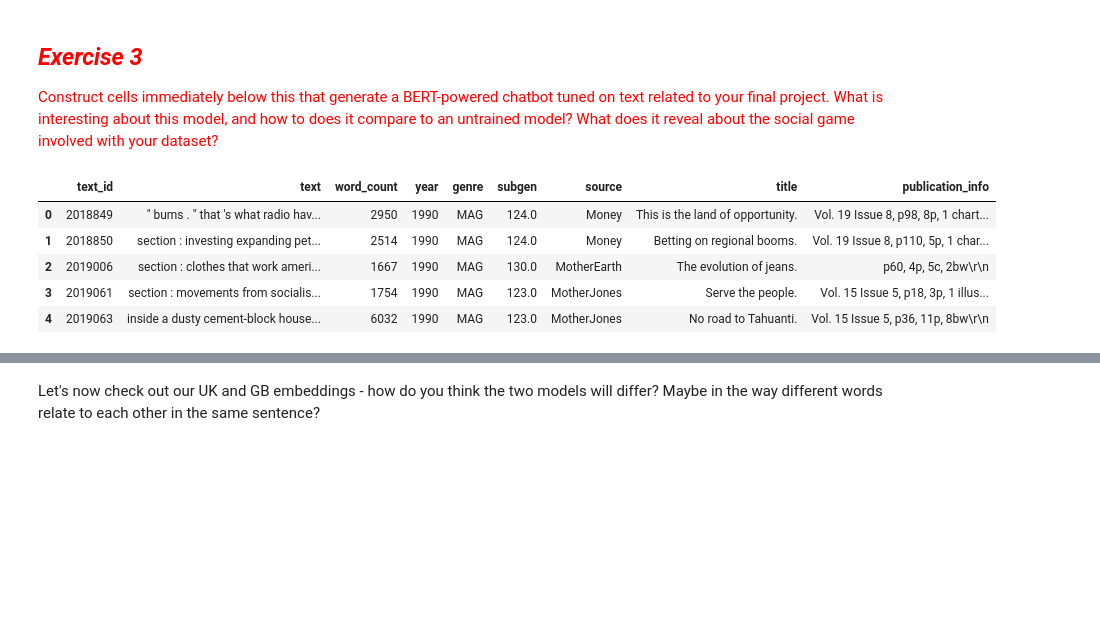
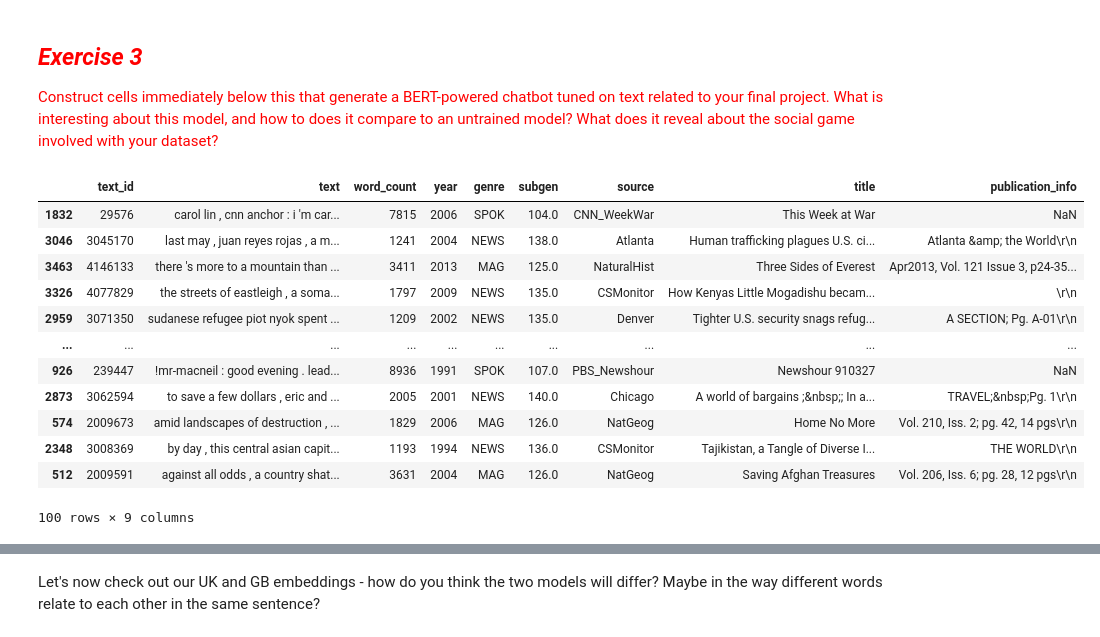
Before and after one commit to rachel-ker/Content-Analysis-2020, a Jupyter notebook: week-8/8-Deep-Neural-Nets-and-Text.ipynb, the cells around one changed output, grey strips where cells are left out. Cells and saved outputs as stored; diff of their text form; code cells hidden in the pictures; blank space fills up the shorter version.

```diff
--- a/week-8/8-Deep-Neural-Nets-and-Text.ipynb
+++ b/week-8/8-Deep-Neural-Nets-and-Text.ipynb
@@ -2075,14 +2081,22 @@ Quite the contrast.
 ## <span style="color:red">*Exercise 3*</span>
 
 <span style="color:red">Construct cells immediately below this that generate a BERT-powered chatbot tuned on text related to your final project. What is interesting about this model, and how to does it compare to an untrained model? What does it reveal about the social game involved with your dataset?
-# %%
-df_raw.head()
-# %% [output]
-|  | text_id | text | word_count | year | genre | subgen | source | title | publication_info |
-| 0 | 2018849 | " bums . " that 's what radio hav... | 2950 | 1990 | MAG | 124.0 | Money | This is the land of opportunity. | Vol. 19 Issue 8, p98, 8p, 1 chart... |
-| 1 | 2018850 | section : investing expanding pet... | 2514 | 1990 | MAG | 124.0 | Money | Betting on regional booms. | Vol. 19 Issue 8, p110, 5p, 1 char... |
-| 2 | 2019006 | section : clothes that work ameri... | 1667 | 1990 | MAG | 130.0 | MotherEarth | The evolution of jeans. | p60, 4p, 5c, 2bw\r\n |
-| 3 | 2019061 | section : movements from socialis... | 1754 | 1990 | MAG | 123.0 | MotherJones | Serve the people. | Vol. 15 Issue 5, p18, 3p, 1 illus... |
-| 4 | 2019063 | inside a dusty cement-block house... | 6032 | 1990 | MAG | 123.0 | MotherJones | No road to Tahuanti. | Vol. 15 Issue 5, p36, 11p, 8bw\r\n |
+# %%
+df_small = df_raw.sample(100)
+df_small
+# %% [output]
+|  | text_id | text | word_count | year | genre | subgen | source | title | publication_info |
+| 1832 | 29576 | carol lin , cnn anchor : i 'm car... | 7815 | 2006 | SPOK | 104.0 | CNN_WeekWar | This Week at War | NaN |
+| 3046 | 3045170 | last may , juan reyes rojas , a m... | 1241 | 2004 | NEWS | 138.0 | Atlanta | Human trafficking plagues U.S. ci... | Atlanta &amp; the World\r\n |
+| 3463 | 4146133 | there 's more to a mountain than ... | 3411 | 2013 | MAG | 125.0 | NaturalHist | Three Sides of Everest | Apr2013, Vol. 121 Issue 3, p24-35... |
+| 3326 | 4077829 | the streets of eastleigh , a soma... | 1797 | 2009 | NEWS | 135.0 | CSMonitor | How Kenyas Little Mogadishu becam... | \r\n |
+| 2959 | 3071350 | sudanese refugee piot nyok spent ... | 1209 | 2002 | NEWS | 135.0 | Denver | Tighter U.S. security snags refug... | A SECTION; Pg. A-01\r\n |
+| ... | ... | ... | ... | ... | ... | ... | ... | ... | ... |
+| 926 | 239447 | !mr-macneil : good evening . lead... | 8936 | 1991 | SPOK | 107.0 | PBS_Newshour | Newshour 910327 | NaN |
+| 2873 | 3062594 | to save a few dollars , eric and ... | 2005 | 2001 | NEWS | 140.0 | Chicago | A world of bargains ;&nbsp;; In a... | TRAVEL;&nbsp;Pg. 1\r\n |
+| 574 | 2009673 | amid landscapes of destruction , ... | 1829 | 2006 | MAG | 126.0 | NatGeog | Home No More | Vol. 210, Iss. 2; pg. 42, 14 pgs\r\n |
+| 2348 | 3008369 | by day , this central asian capit... | 1193 | 1994 | NEWS | 136.0 | CSMonitor | Tajikistan, a Tangle of Diverse I... | THE WORLD\r\n |
+| 512 | 2009591 | against all odds , a country shat... | 3631 | 2004 | MAG | 126.0 | NatGeog | Saving Afghan Treasures | Vol. 206, Iss. 6; pg. 28, 12 pgs\r\n |
+100 rows × 9 columns
 # %%
 from sklearn.model_selection import train_test_split
```
Also changed, not shown: parts of 35 cells of this notebook.
